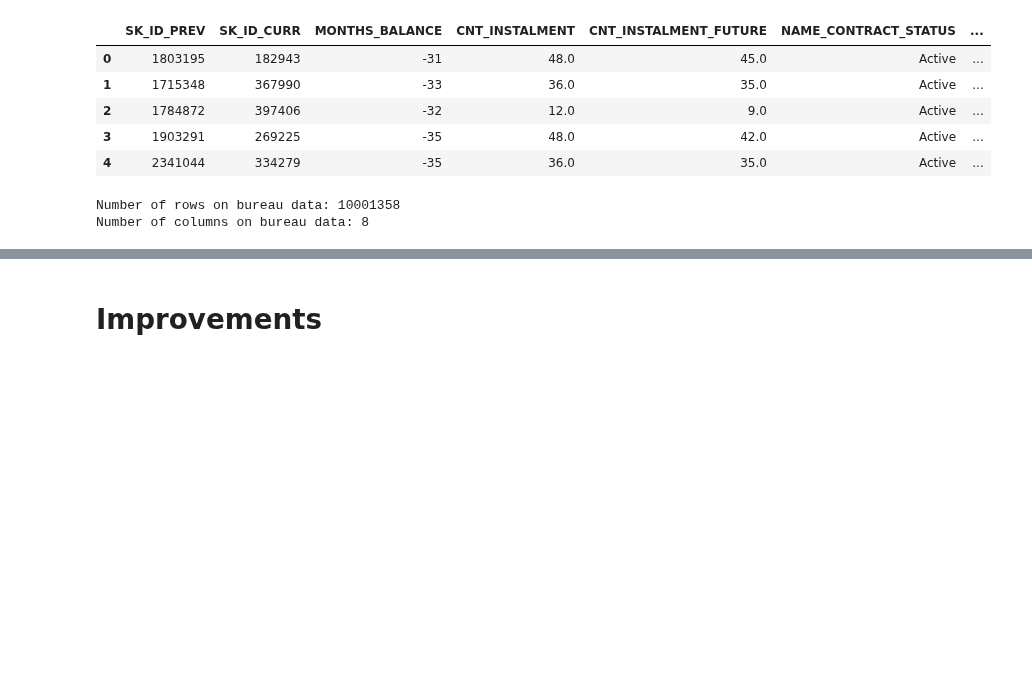
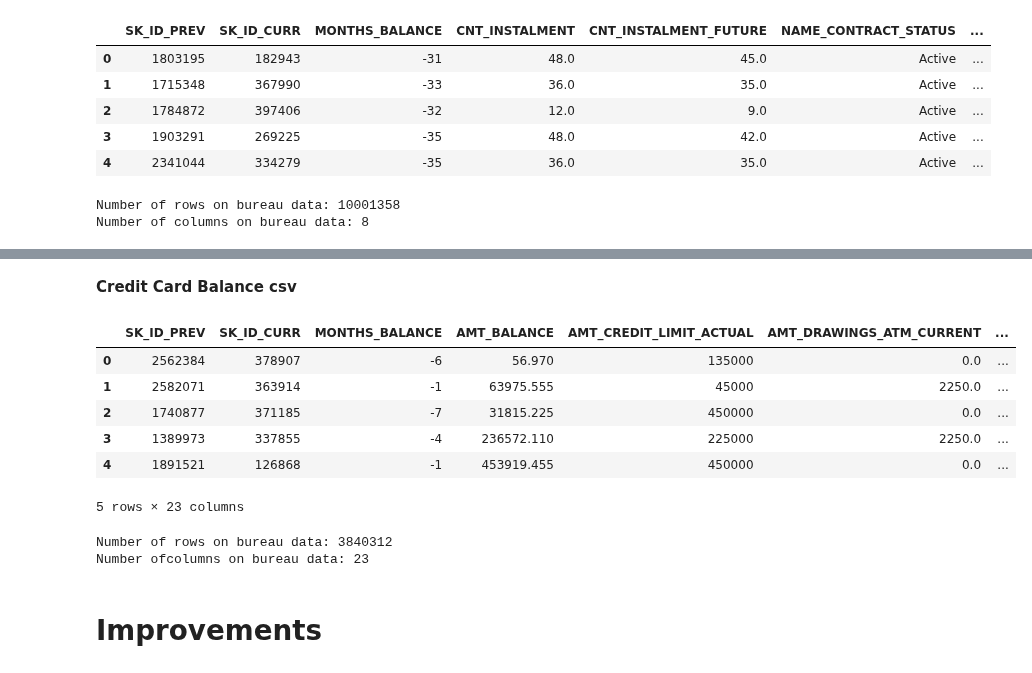
Before and after one commit to CelineChiLamNg/home_credit_default_prediction, a Jupyter notebook: home_credit.ipynb, the cells around one changed output, grey strips where cells are left out. Saved outputs shown, nothing was run; the diff lists cells and outputs as text; code cells hidden in the pictures; blank space fills up the shorter version.

```diff
--- a/home_credit.ipynb
+++ b/home_credit.ipynb
@@ -300,3 +309,21 @@ print(f"Number of rows on bureau data: {installments_payments_shape[0]}\nNumber
+# %% [markdown]
+**Credit Card Balance csv**
+# %%
+credit_card_balance = pd.read_pickle('data/credit_card_balance.pkl')
+display(credit_card_balance.head())
+credit_card_balance_shape = credit_card_balance.shape
+print(f"Number of rows on bureau data: {credit_card_balance_shape[0]}\nNumber of"
+      f"columns on bureau data: {credit_card_balance_shape[1]}")
+# %% [output]
+|  | SK_ID_PREV | SK_ID_CURR | MONTHS_BALANCE | AMT_BALANCE | AMT_CREDIT_LIMIT_ACTUAL | AMT_DRAWINGS_ATM_CURRENT | ... |
+| 0 | 2562384 | 378907 | -6 | 56.970 | 135000 | 0.0 | ... |
+| 1 | 2582071 | 363914 | -1 | 63975.555 | 45000 | 2250.0 | ... |
+| 2 | 1740877 | 371185 | -7 | 31815.225 | 450000 | 0.0 | ... |
+| 3 | 1389973 | 337855 | -4 | 236572.110 | 225000 | 2250.0 | ... |
+| 4 | 1891521 | 126868 | -1 | 453919.455 | 450000 | 0.0 | ... |
+5 rows × 23 columns
+Number of rows on bureau data: 3840312
+Number ofcolumns on bureau data: 23
 # %% [markdown]
 # Improvements
 # %% [markdown]
```
Also changed, not shown: parts of 8 cells of this notebook, 1 other file.
